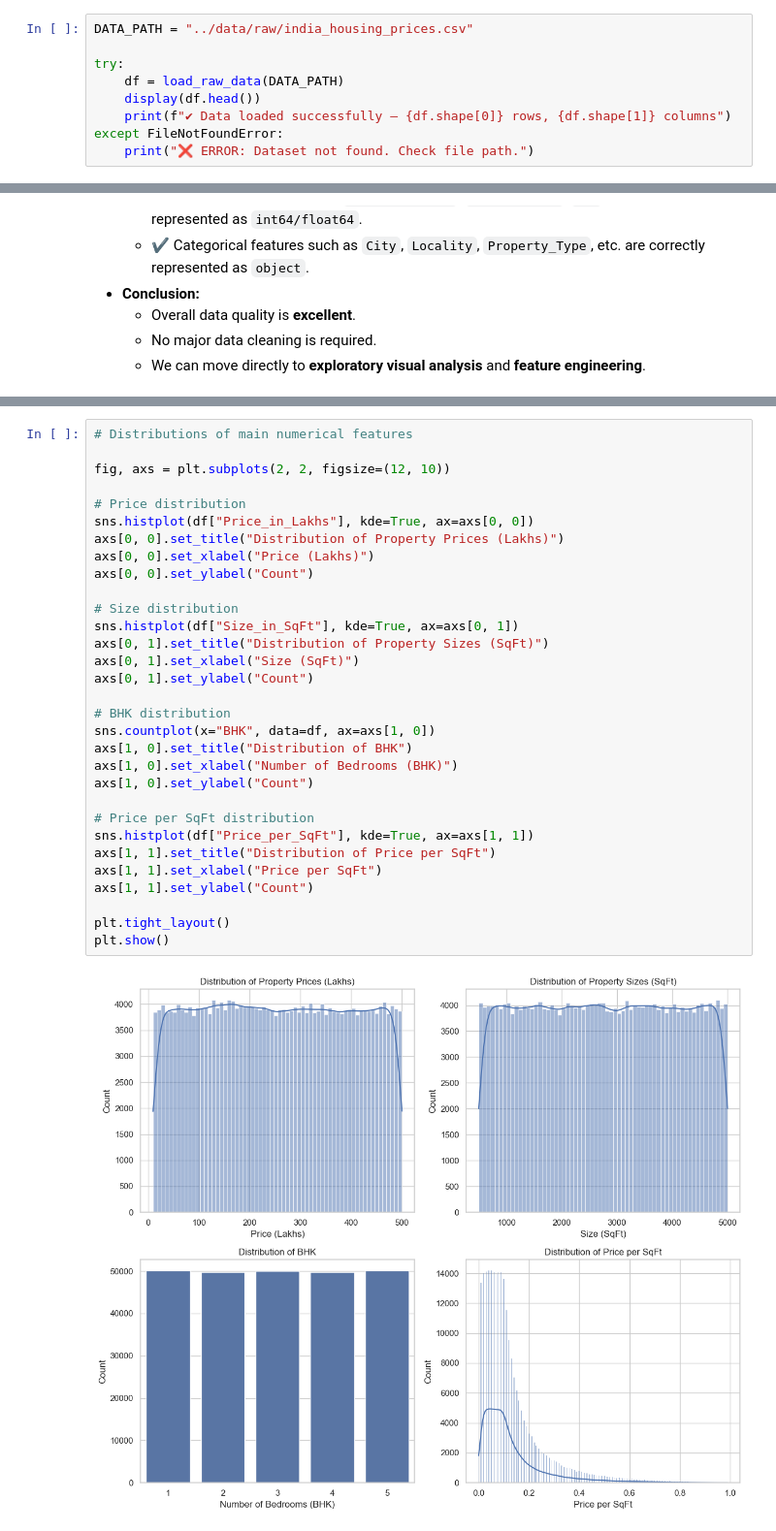
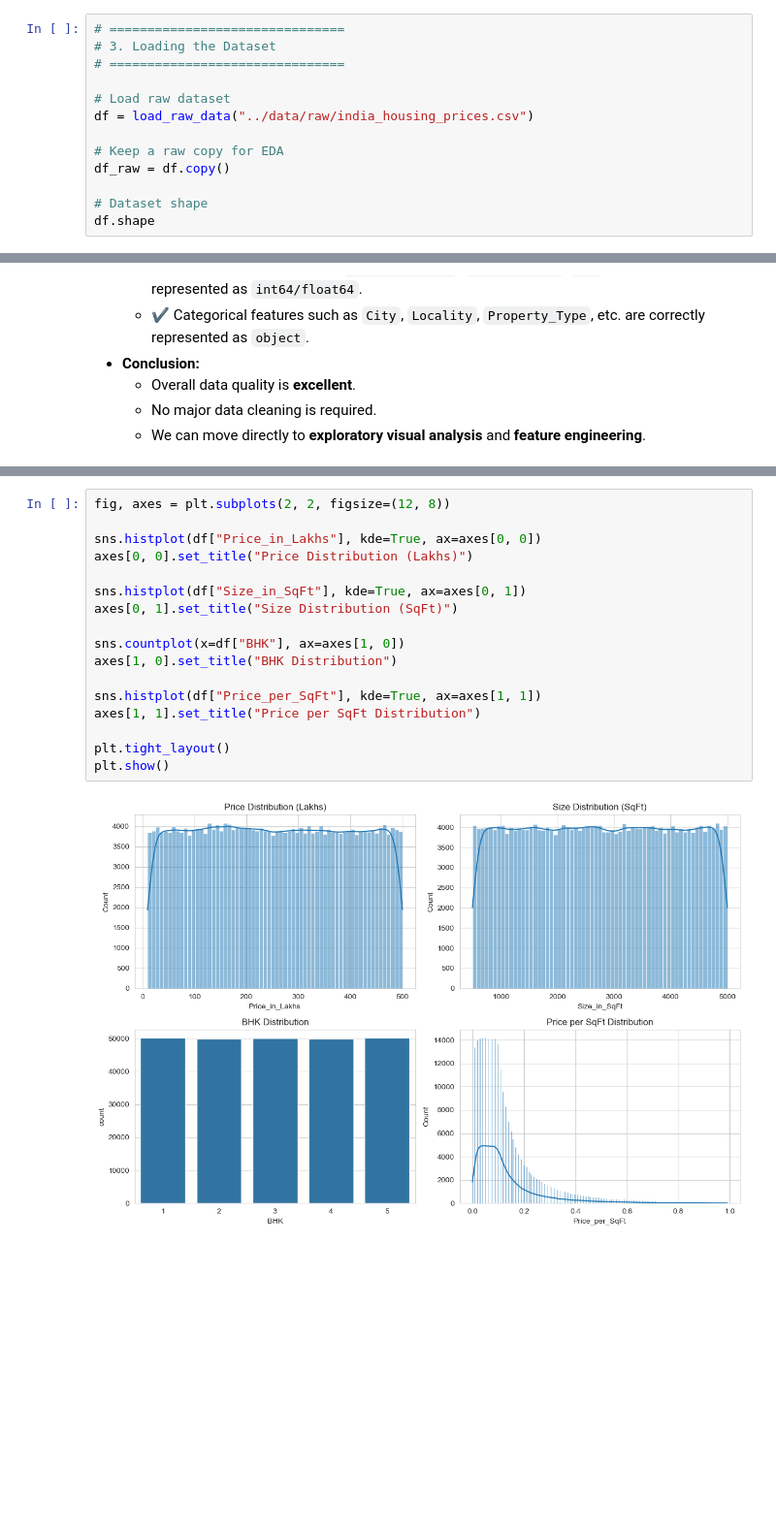
Before and after one commit to axaymathukiya27-tech/Real_Estate_Investment_Advisor, a Jupyter notebook: notebooks/01_eda.ipynb, the cells around one changed output, grey strips where cells are left out. Shown: that part at 97% size. Cells and saved outputs as stored; diff of their text form; blank space fills up the shorter version.

```diff
--- a/notebooks/01_eda.ipynb
+++ b/notebooks/01_eda.ipynb
@@ -47,10 +68,14 @@ print("✔ Libraries imported successfully")
 # %%
-DATA_PATH = "../data/raw/india_housing_prices.csv"
+# ===============================
+# 3. Loading the Dataset
+# ===============================
 
-try:
-    df = load_raw_data(DATA_PATH)
-    display(df.head())
-    print(f"✔ Data loaded successfully — {df.shape[0]} rows, {df.shape[1]} columns")
-except FileNotFoundError:
-    print("❌ ERROR: Dataset not found. Check file path.")
+# Load raw dataset
+df = load_raw_data("../data/raw/india_housing_prices.csv")
+
+# Keep a raw copy for EDA
+df_raw = df.copy()
+
+# Dataset shape
+df.shape
 # %% [output]
@@ -160,34 +152,20 @@ This helps us understand typical ranges, skewness, and potential outliers.
 # %%
-# Distributions of main numerical features
+fig, axes = plt.subplots(2, 2, figsize=(12, 8))
 
-fig, axs = plt.subplots(2, 2, figsize=(12, 10))
+sns.histplot(df["Price_in_Lakhs"], kde=True, ax=axes[0, 0])
+axes[0, 0].set_title("Price Distribution (Lakhs)")
 
-# Price distribution
-sns.histplot(df["Price_in_Lakhs"], kde=True, ax=axs[0, 0])
-axs[0, 0].set_title("Distribution of Property Prices (Lakhs)")
-axs[0, 0].set_xlabel("Price (Lakhs)")
-axs[0, 0].set_ylabel("Count")
+sns.histplot(df["Size_in_SqFt"], kde=True, ax=axes[0, 1])
+axes[0, 1].set_title("Size Distribution (SqFt)")
 
-# Size distribution
-sns.histplot(df["Size_in_SqFt"], kde=True, ax=axs[0, 1])
-axs[0, 1].set_title("Distribution of Property Sizes (SqFt)")
-axs[0, 1].set_xlabel("Size (SqFt)")
-axs[0, 1].set_ylabel("Count")
+sns.countplot(x=df["BHK"], ax=axes[1, 0])
+axes[1, 0].set_title("BHK Distribution")
 
-# BHK distribution
-sns.countplot(x="BHK", data=df, ax=axs[1, 0])
-axs[1, 0].set_title("Distribution of BHK")
-axs[1, 0].set_xlabel("Number of Bedrooms (BHK)")
-axs[1, 0].set_ylabel("Count")
-
-# Price per SqFt distribution
-sns.histplot(df["Price_per_SqFt"], kde=True, ax=axs[1, 1])
-axs[1, 1].set_title("Distribution of Price per SqFt")
-axs[1, 1].set_xlabel("Price per SqFt")
-axs[1, 1].set_ylabel("Count")
+sns.histplot(df["Price_per_SqFt"], kde=True, ax=axes[1, 1])
+axes[1, 1].set_title("Price per SqFt Distribution")
 
 plt.tight_layout()
 plt.show()
 # %% [output]
-[figure, old version]
+[figure, new version]
 # %% [markdown]
```
Also changed, not shown: parts of 28 cells of this notebook, 38 other files.
